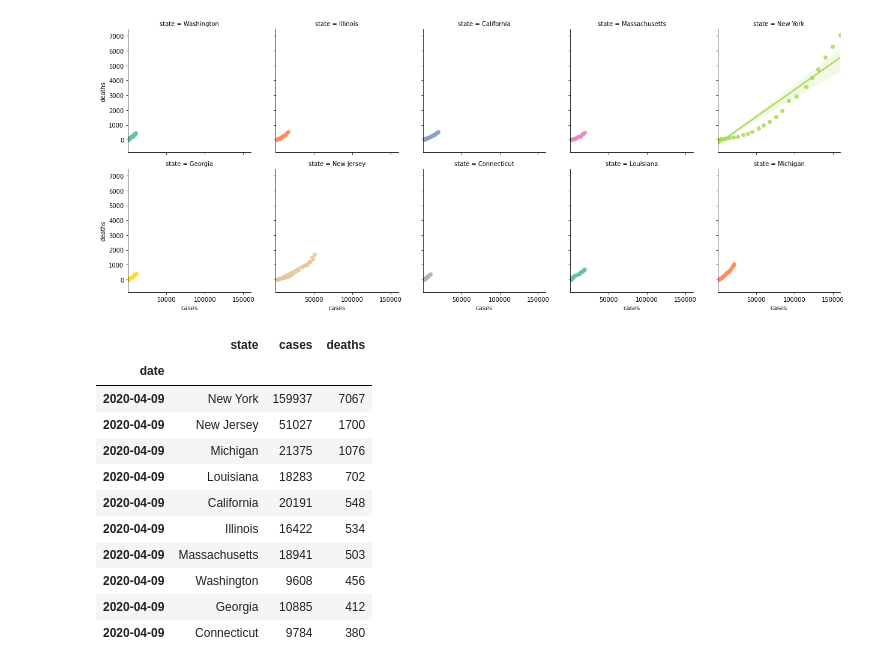
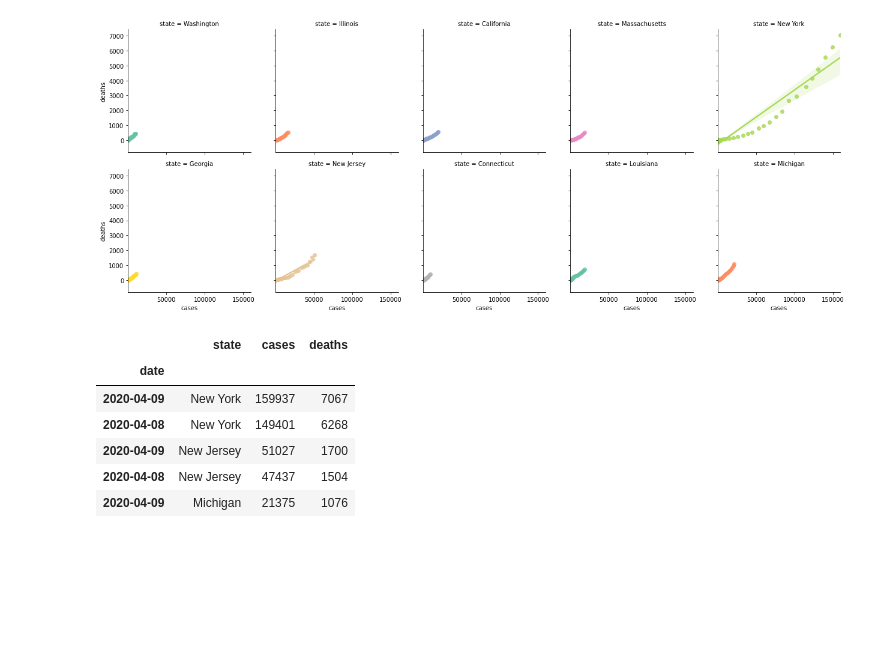
Before and after one commit to leslieshanecr/covid-19-Hawaii, a Jupyter notebook: Covid_19_Hawaii.ipynb, the cells around one changed output. Saved outputs shown, nothing was run; the diff lists cells and outputs as text; code cells hidden in the pictures; blank space fills up the shorter version.

```diff
--- a/Covid_19_Hawaii.ipynb
+++ b/Covid_19_Hawaii.ipynb
@@ -133,21 +128,16 @@ ax.fig.subplots_adjust(wspace=.2)
 <Figure size 1080x360 with 0 Axes>
 [figure]
 # %%
-top_states_april_current_df = top_states_df.loc["2020-04-9":today].sort_values(by=["deaths", "cases"], ascending=False)
-top_states_april_current_df.head(10)
+top_states_april_current_df = top_states_df.loc["2020-04-08":today].sort_values(by=["deaths", "cases"], ascending=False)
+top_states_april_current_df.head()
 # %% [output]
 |  | state | cases | deaths |
 | date |  |  |  |
 | 2020-04-09 | New York | 159937 | 7067 |
+| 2020-04-08 | New York | 149401 | 6268 |
 | 2020-04-09 | New Jersey | 51027 | 1700 |
+| 2020-04-08 | New Jersey | 47437 | 1504 |
 | 2020-04-09 | Michigan | 21375 | 1076 |
-| 2020-04-09 | Louisiana | 18283 | 702 |
-| 2020-04-09 | California | 20191 | 548 |
-| 2020-04-09 | Illinois | 16422 | 534 |
-| 2020-04-09 | Massachusetts | 18941 | 503 |
-| 2020-04-09 | Washington | 9608 | 456 |
-| 2020-04-09 | Georgia | 10885 | 412 |
-| 2020-04-09 | Connecticut | 9784 | 380 |
 # %%
 import plotly.io as pio
 pio.renderers.default = 'colab'
```
Also changed, not shown: parts of 6 cells of this notebook.
